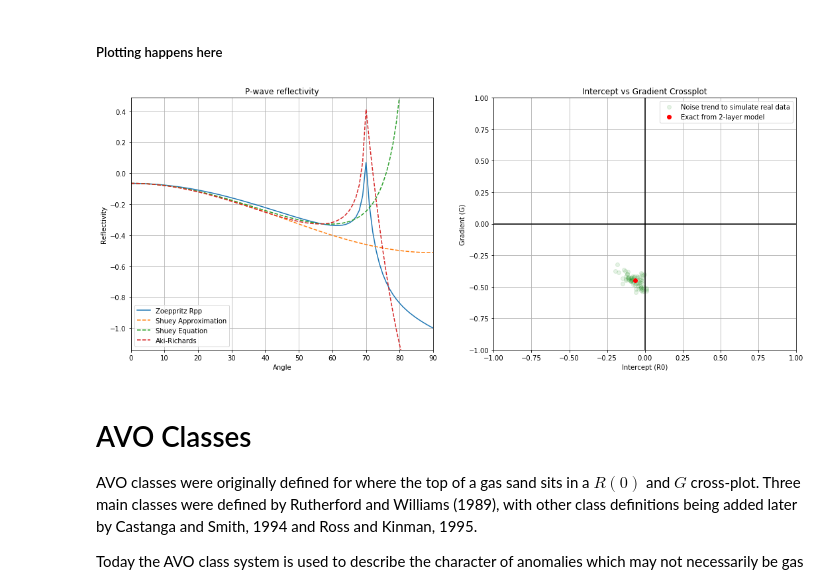
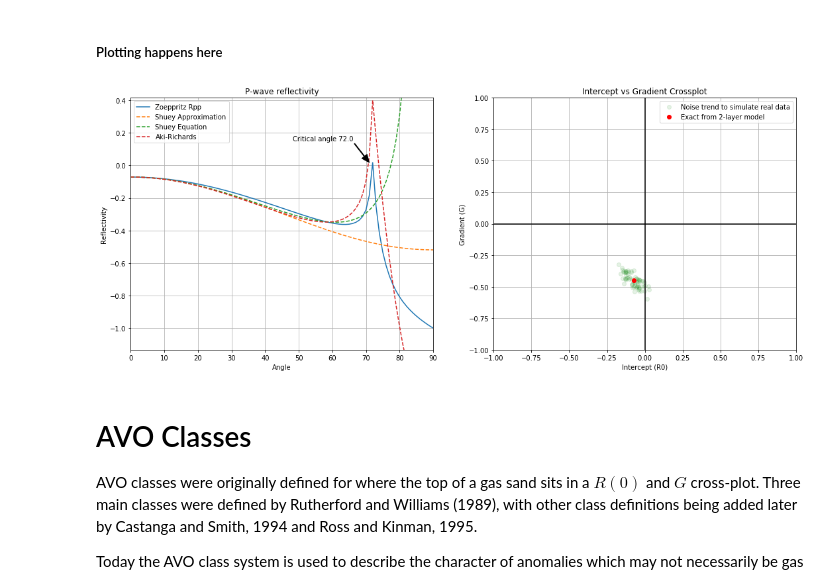
Before and after one commit to tccw/geotools, a Jupyter notebook: AVOtutorial.ipynb, the cells around one changed output. Saved outputs shown, nothing was run; the diff lists cells and outputs as text; code cells hidden in the pictures.

```diff
--- a/AVOtutorial.ipynb
+++ b/AVOtutorial.ipynb
@@ -75,7 +75,7 @@ For an interface between two infinite elastic half-spaces, there are sixteen ref
 Parameters are defined here
 # %%
 theta = 50
-vp,vs,rho = ([[2438,2600],[1006,1700],[2250,1850]])
+vp,vs,rho = ([[2468,2600],[1006,1700],[2250,1850]])
 
 vs1=vs[0]; vs2=vs[1]
 vp1=vp[0]; vp2 = vp[1]
@@ -238,6 +240,3 @@ $$\frac{\Delta \rho}{\rho} = \frac{\rho_2 - \rho_1}{(\rho_1 + \rho_2)/2}$$
 An important parameter here which is not present in the other approximations is the $\theta_{avg}$ parameter. It is the mean of the incident and transmission angles, often approximated as the incidence angle, but calcualted exactly in this implementation.
 # %% [markdown]
 ##### Define parameters for a two layer model
-# %%
-thetaMax = 91
-vp,vs,rho = np.array([[2438.,2600.],[1006.,1700.],[2250.,1850.]])
@@ -309,3 +308,13 @@ noiseTrend = np.random.multivariate_normal(means, covs, 70).T
+# %%
+intercept, gradient, curvature = igc(vp,vs,rho,thetaMax)
+
+#Make some fake data by adding some random noise
+means = [np.mean(intercept), np.mean(gradient)]
+stds = [0.05,0.05]
+corr = -0.75 #correlation
+covs = [[stds[0]**2, stds[0]*stds[1]*corr],
+        [stds[0]*stds[1]*corr, stds[1]**2]]
+noiseTrend = np.random.multivariate_normal(means, covs, 70).T
 # %% [markdown]
 #### Castanga's mud-rock line
 
@@ -319,39 +328,49 @@ Rpp,Rps = zoeRppRps(vp,vs,rho,thetaMax)
 shuey2,shuey3 = shuey(vp,vs,rho,thetaMax)
 aki = akiRich(vp,vs,rho,thetaMax)
 
-#points for intercept gradient plot
+xcrit = np.gradient(np.real(Rpp)).argmax()
+ycrit = np.max(np.real(Rpp))
+critAngle = 100
+if vp[0]/vp[1] <= 1:
+    critAngle = np.degrees(np.arcsin(vp[0]/vp[1]))
 
-
+#Plotting
 plt.figure(figsize=(18,7))
 ax1 = plt.subplot(121)
 ax1.plot(np.real(Rpp),label = 'Zoeppritz Rpp')
-#plt.plot(np.real(Rps), label = 'Zoeppritz Rps')
+#ax1.plot(np.real(Rps), label = 'Zoeppritz Rps')
 ax1.plot(np.real(shuey2), '--', label = 'Shuey Approximation')
 ax1.plot(np.real(shuey3), '--', label = 'Shuey Equation')
 ax1.plot(np.real(aki),'--', label = 'Aki-Richards')
 ax1.set_xlim(0,thetaMax-1)
 ax1.set_ylim(np.min(np.real(Rpp))-(np.std(np.real(Rpp))*0.5),np.max(np.real(Rpp))+(np.std(np.real(Rpp)))*1.5)
 #plt.ylim(-1,1)
 ax1.set_xlabel('Angle')
 ax1.set_ylabel('Reflectivity')
 ax1.set_title('P-wave reflectivity')
+if thetaMax > critAngle:
+    ax1.annotate('Critical angle ' + str(np.round(critAngle,0)), xy = (xcrit,ycrit),
+                 xytext = (xcrit-(thetaMax/4),ycrit+(np.std(np.real(Rpp))/2)),
+                 arrowprops=dict(facecolor='black', width = 1, headwidth = 10),
+                )
+#ax1.plot(np.gradient(Rpp))
 ax1.legend()
 ax1.grid()
 
 ax2 = plt.subplot(122)
 ax2.plot(noiseTrend[0],noiseTrend[1],'go',alpha = 0.1, label = 'Noise trend to simulate real data')
 ax2.plot(intercept,gradient,'ro', label = 'Exact from 2-layer model')
 ax2.set_xlim(-1,1)
 ax2.set_ylim(-1,1)
 ax2.set_xlabel('Intercept (R0)')
 ax2.set_ylabel('Gradient (G)')
 ax2.set_title('Intercept vs Gradient Crossplot')
 ax2.axvline(x=0,color = 'k')
 ax2.axhline(y=0,color = 'k')
 ax2.legend()
 ax2.grid()
 # %% [output]
-[figure, old version]
+[figure, new version]
 # %% [markdown]
 # AVO Classes
 
```
Also changed, not shown: parts of 18 cells of this notebook, 1 other file.
